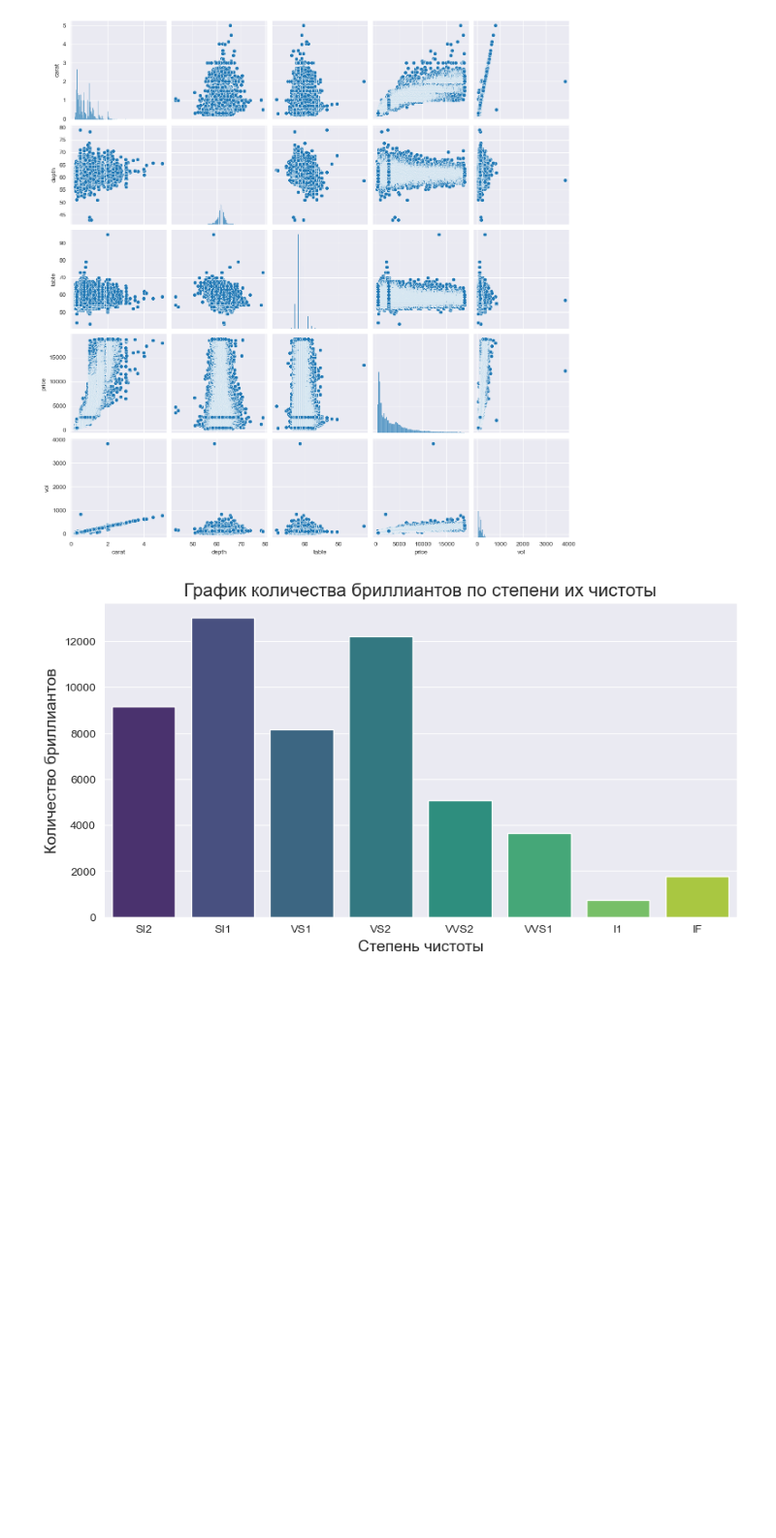
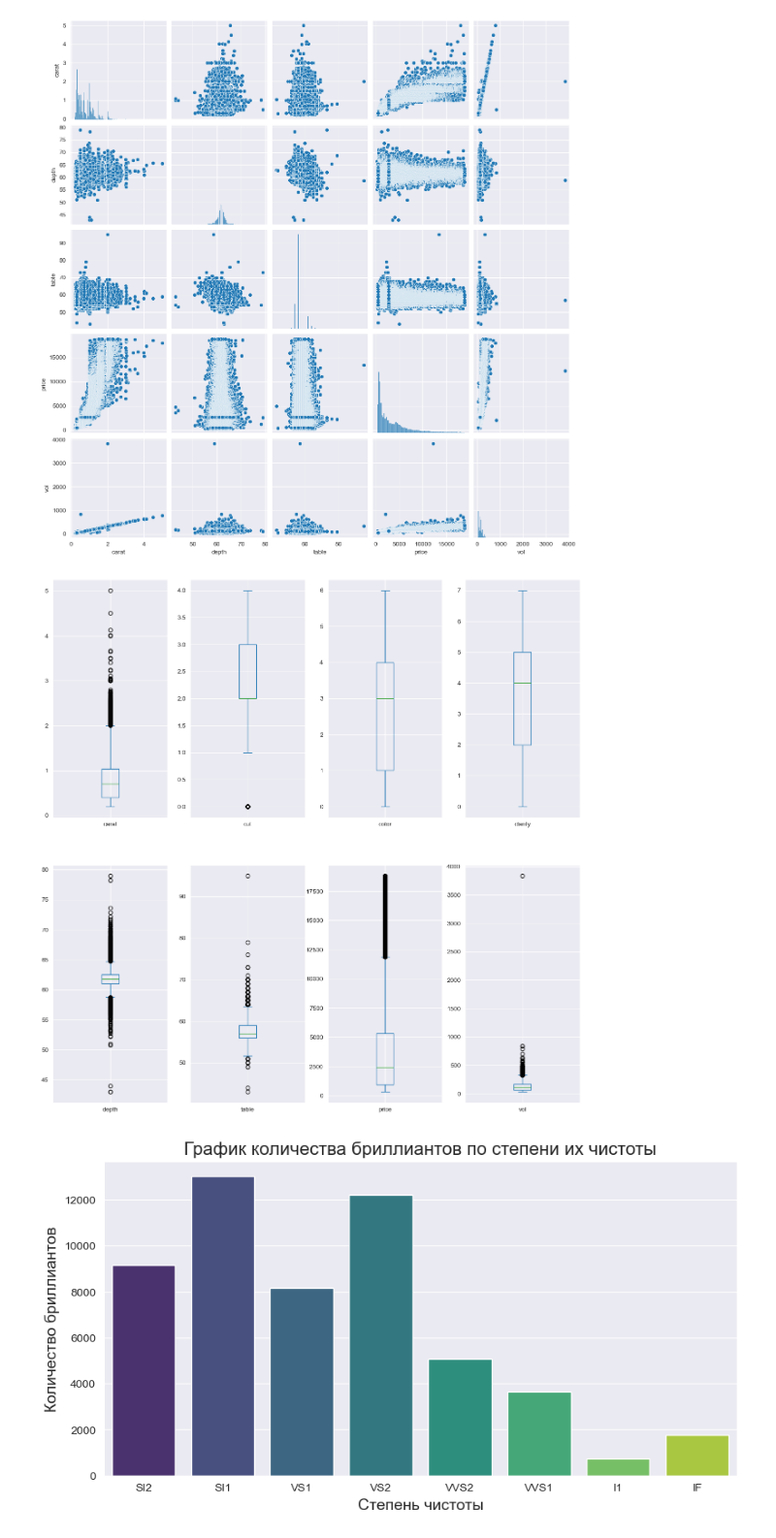
Before and after one commit to mr-Dmitri/DZ-5, a Jupyter notebook: DZ-5.ipynb, the cells around one changed output. Shown at 97% size. Drawn from its saved outputs; the diff is of its cells as text; code cells hidden in the pictures; blank space fills up the shorter version.

```diff
--- a/DZ-5.ipynb
+++ b/DZ-5.ipynb
@@ -198,3 +202,9 @@ sns.pairplot(df)
+# %%
+# Для наглядности сделаю визуализацию, с использованием ящиков с усами
+df.plot(kind='box',figsize=(15,15),subplots=True,layout=(2,4))
+plt.show()
+# %% [output]
+[figure, added]
 # %%
 # Посмотрим как распределяются количество по показателю чистоты
 colors = sns.color_palette('viridis', len(df['clarity'].unique()))
```
Also changed, not shown: parts of 1 cell of this notebook.
